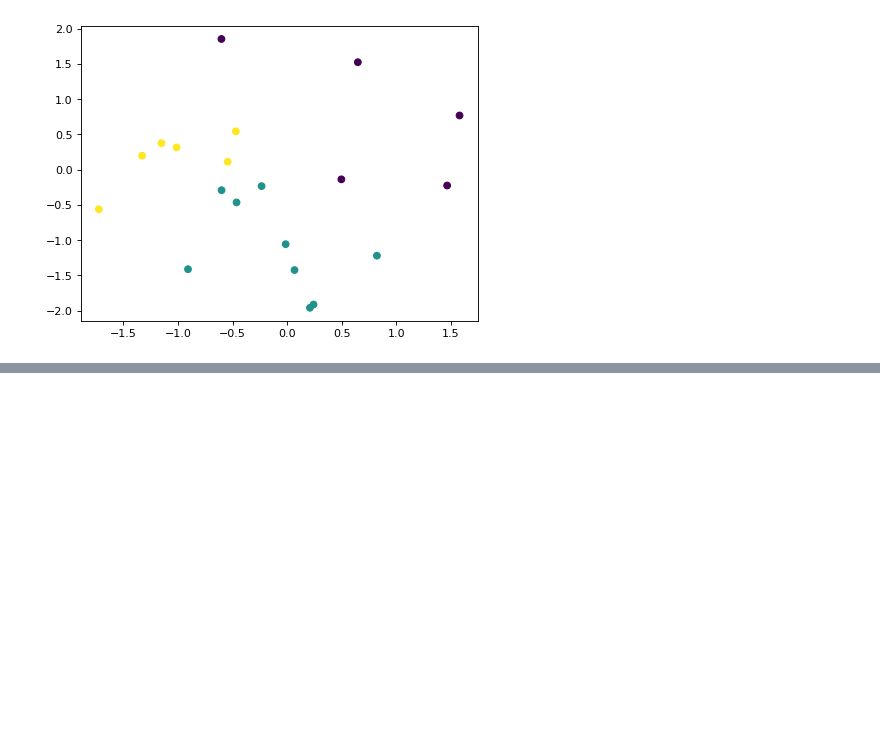
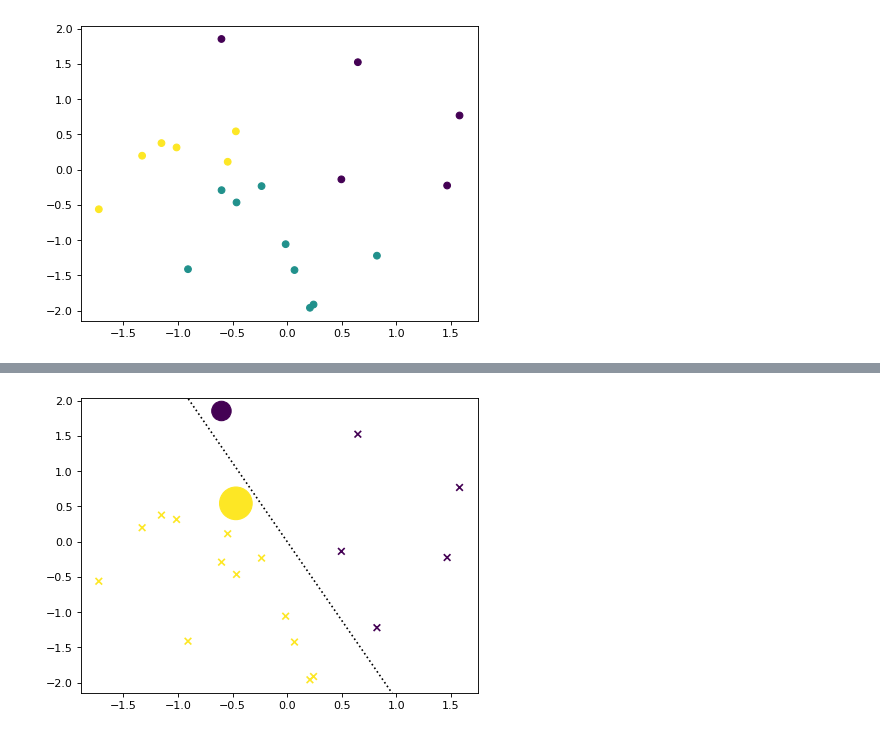
Before and after one commit to YutongWangML/msvmpy, a Jupyter notebook: README.ipynb, the cells around one changed output, grey strips where cells are left out. Saved outputs shown, nothing was run; the diff lists cells and outputs as text; code cells hidden in the pictures; blank space fills up the shorter version.

```diff
--- a/README.ipynb
+++ b/README.ipynb
@@ -73,0 +105,2 @@ plot_bdry(WDn)
+# %%
+Wrmarg,dual_vars = src.hard_margin.FnormA_du_rmarg(X,y,num_classes)
@@ -73,0 +117,6 @@ plot_bdry(WDn)
+# %%
+plt.scatter(X[:,0],X[:,1],c = y,marker='x')
+plt.scatter(X[:,0],X[:,1],c = y, s = 100*np.sum(dual_vars,axis=1))
+plot_line(Wrmarg[:,1],linestyle=":", c='k')
+# %% [output]
+[figure, added]
```
Also changed, not shown: parts of 10 cells of this notebook, 5 other files.
